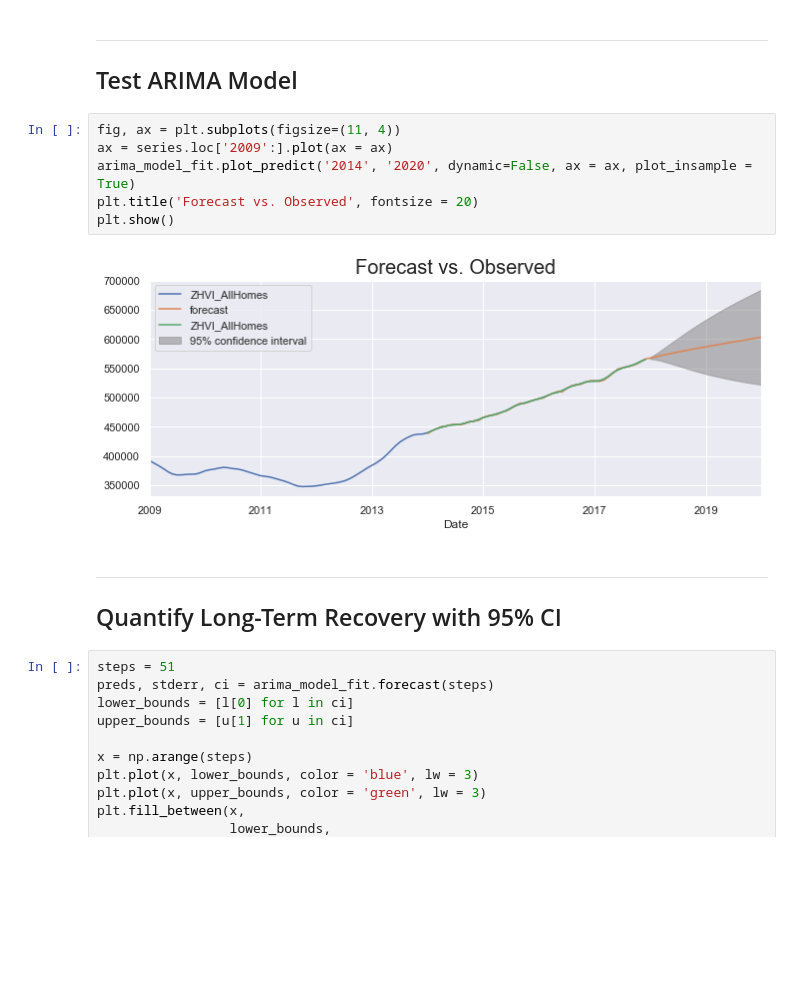
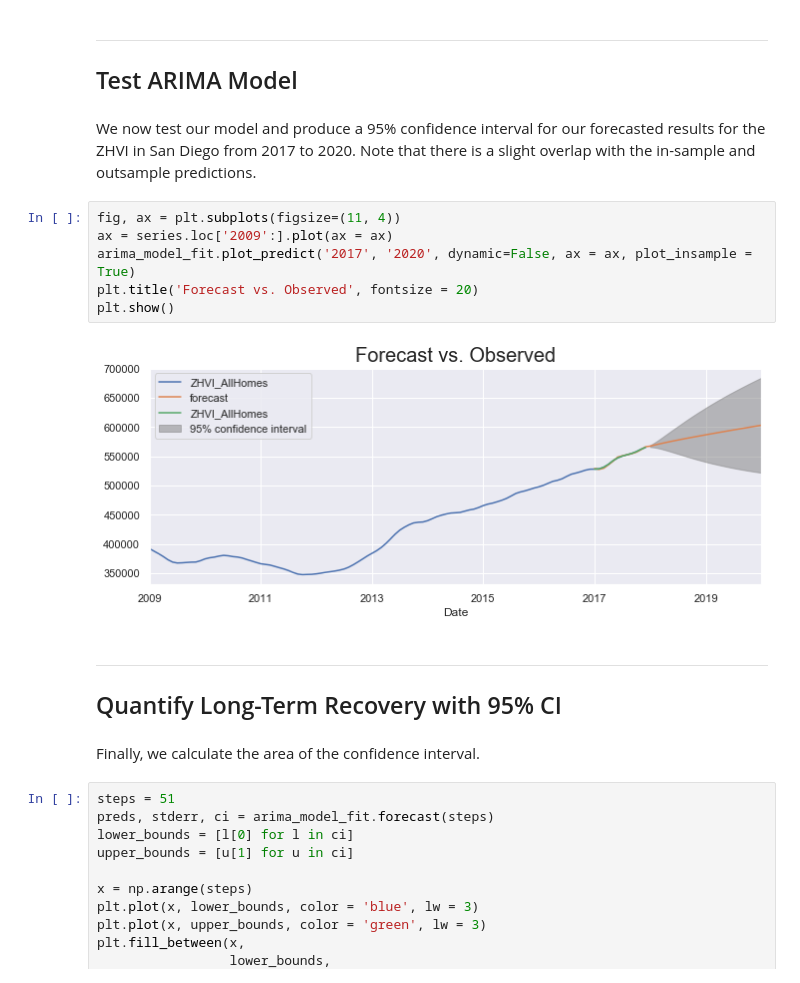
Before and after one commit to agupta01/ds3-zillow, a Jupyter notebook: arima_zhvi.ipynb, the cells around one changed output. Cells and saved outputs as stored; diff of their text form; blank space fills up the shorter version.

```diff
--- a/arima_zhvi.ipynb
+++ b/arima_zhvi.ipynb
@@ -140,17 +157,21 @@ max    2256.918216
 # %% [markdown]
 ***
 ## Test ARIMA Model
+# %% [markdown]
+We now test our model and produce a 95% confidence interval for our forecasted results for the ZHVI in San Diego from 2017 to 2020. Note that there is a slight overlap with the in-sample and outsample predictions.
 # %%
 fig, ax = plt.subplots(figsize=(11, 4))
 ax = series.loc['2009':].plot(ax = ax)
-arima_model_fit.plot_predict('2014', '2020', dynamic=False, ax = ax, plot_insample = True)
+arima_model_fit.plot_predict('2017', '2020', dynamic=False, ax = ax, plot_insample = True)
 plt.title('Forecast vs. Observed', fontsize = 20)
 plt.show()
 # %% [output]
-[figure, old version]
+[figure, new version]
 # %% [markdown]
 ***
 ## Quantify Long-Term Recovery with 95% CI
+# %% [markdown]
+Finally, we calculate the area of the confidence interval.
 # %%
 steps = 51
 preds, stderr, ci = arima_model_fit.forecast(steps)
```
Also changed, not shown: parts of 4 cells of this notebook.
